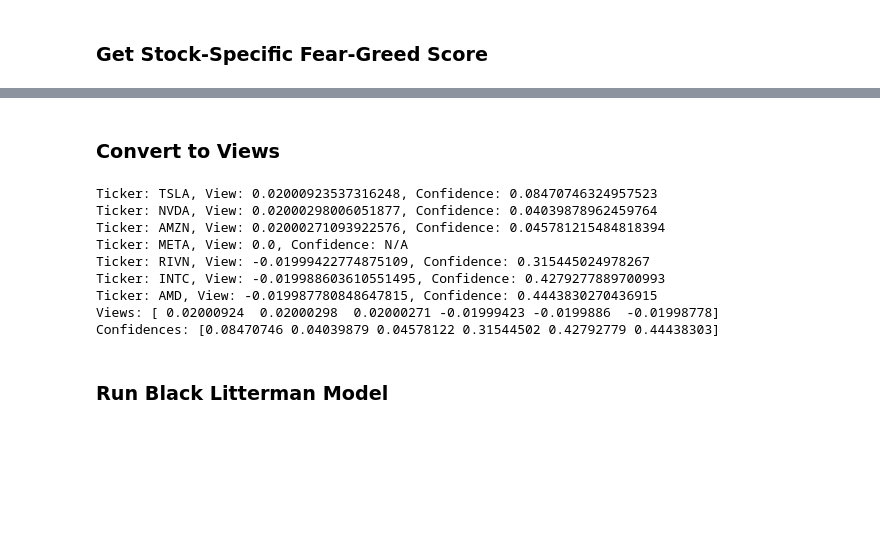
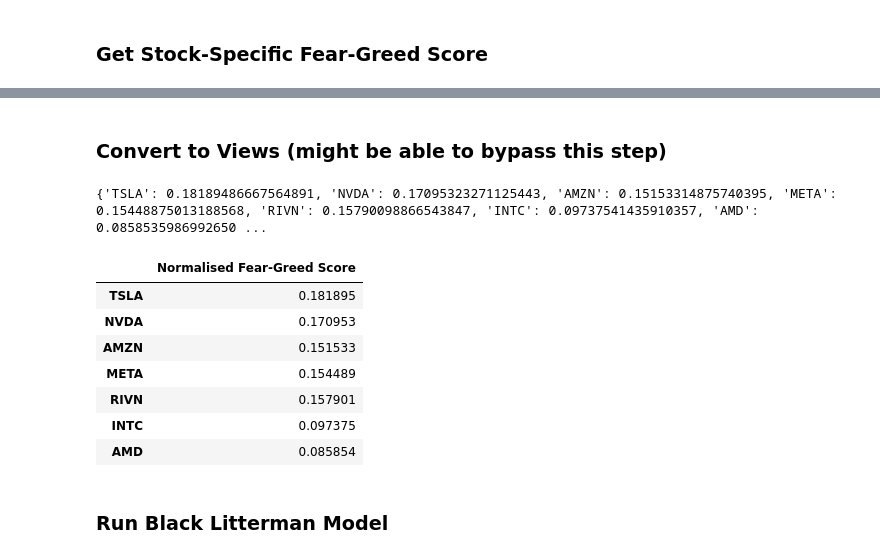
Before and after one commit to chantalmaskell/Black_Litterman_Portfolio_Optimisation, a Jupyter notebook: In_Progress/fear_greed_BL.ipynb, the cells around one changed output, grey strips where cells are left out. Cells and saved outputs as stored; diff of their text form; code cells hidden in the pictures; blank space fills up the shorter version.

```diff
--- a/In_Progress/fear_greed_BL.ipynb
+++ b/In_Progress/fear_greed_BL.ipynb
@@ -442,48 +449,48 @@ Fear-Greed Scores: {'TSLA': 0.5393288993604815, 'NVDA': 0.4930734305382342, 'AMZ
 # %% [markdown]
-### Convert to Views
+### Convert to Views (might be able to bypass this step)
 # %%
-bullish_threshold = 0.45  # should ideally be 0.7 or higher for a clear bullish view
-bearish_threshold = 0.40
+# bullish_threshold = 0.45  # should ideally be 0.7 or higher for a clear bullish view
+# bearish_threshold = 0.40
 
-fg_based_views = {}
-fg_based_confidences = {}
+# fg_based_views = {}
 
-for ticker, score in fear_greed_scores_dict.items():
-    if score is not None:
-        if score > bullish_threshold:
-            view_returns = 0.02 + (score - bullish_threshold) * 0.0001  # Positive returns for bullish view
-        elif score < bearish_threshold:
-            view_returns = -0.02 + (bearish_threshold - score) * 0.0001  # Negative returns for bearish view
-        else:
-            view_returns = 0.0  #(neutral view)
+# for ticker, score in fear_greed_scores_dict.items():
+#     if score is not None:
+#         if score > bullish_threshold:
+#             view_returns = 0.2 + score * 0.0001  # Positive returns for bullish view
+#         elif score < bearish_threshold:
+#             view_returns = -0.2 + (bearish_threshold - score) * 0.0001  # Negative returns for bearish view
+#         else:
+#             view_returns = 0.0  #(neutral view)
 
-        fg_based_views[ticker] = view_returns
+#         fg_based_views[ticker] = view_returns
 
-        # set confidence only if a view has been assigned (i.e., not 0.0)
-        if view_returns != 0.0:
-            confidence = abs(score - 0.5) / 0.5  # Normalized confidence (0 for neutral, 1 for extreme)
-            fg_based_confidences[ticker] = confidence
+#         print(f"Ticker: {ticker}, View: {view_returns}")
 
-        print(f"Ticker: {ticker}, View: {view_returns}, Confidence: {fg_based_confidences.get(ticker, 'N/A')}")
+# # convert views and confidences to numpy arrays for further processing
+# fg_views_array = np.array([value for value in fg_based_views.values() if value != 0.0])
+# fg_views_series = pd.Series({ticker: view for ticker, view in fg_based_views.items() if view != 0.0}) # might be needed when calling BL, otherwise remove
 
-# convert views and confidences to numpy arrays for further processing
-fg_views_array = np.array([value for value in fg_based_views.values() if value != 0.0])
-fg_confidences_array = np.array([value for value in fg_based_confidences.values() if value != 0.0])
+# fg_views_series
 
-fg_views_series = pd.Series({ticker: view for ticker, view in fg_based_views.items() if view != 0.0})
-fg_views_series
-
-print(f"Views: {fg_views_array}")
-print(f"Confidences: {fg_confidences_array}")
+# print(f"\nViews: {fg_views_array}")
-# %% [output]
-Ticker: TSLA, View: 0.02000923537316248, Confidence: 0.08470746324957523
-Ticker: NVDA, View: 0.02000298006051877, Confidence: 0.04039878962459764
-Ticker: AMZN, View: 0.02000271093922576, Confidence: 0.045781215484818394
-Ticker: META, View: 0.0, Confidence: N/A
-Ticker: RIVN, View: -0.01999422774875109, Confidence: 0.315445024978267
-Ticker: INTC, View: -0.019988603610551495, Confidence: 0.4279277889700993
-Ticker: AMD, View: -0.019987780848647815, Confidence: 0.4443830270436915
-Views: [ 0.02000924  0.02000298  0.02000271 -0.01999423 -0.0199886  -0.01998778]
-Confidences: [0.08470746 0.04039879 0.04578122 0.31544502 0.42792779 0.44438303]
+# %%
+total = sum(fear_greed_scores_dict.values())
+
+normalized_values = {ticker: (value / total) for ticker, value in fear_greed_scores_dict.items()} # normalise to equate to 1
+print(normalized_values)
+
+fg_scores_df = pd.DataFrame.from_dict(normalized_values, orient='index', columns=['Normalised Fear-Greed Score'])
+fg_scores_df
+# %% [output]
+{'TSLA': 0.18189486667564891, 'NVDA': 0.17095323271125443, 'AMZN': 0.15153314875740395, 'META': 0.15448875013188568, 'RIVN': 0.15790098866543847, 'INTC': 0.09737541435910357, 'AMD': 0.0858535986992650 ...
+|  | Normalised Fear-Greed Score |
+| TSLA | 0.181895 |
+| NVDA | 0.170953 |
+| AMZN | 0.151533 |
+| META | 0.154489 |
+| RIVN | 0.157901 |
+| INTC | 0.097375 |
+| AMD | 0.085854 |
 # %% [markdown]
 ### Run Black Litterman Model
```
Also changed, not shown: parts of 24 cells of this notebook.
